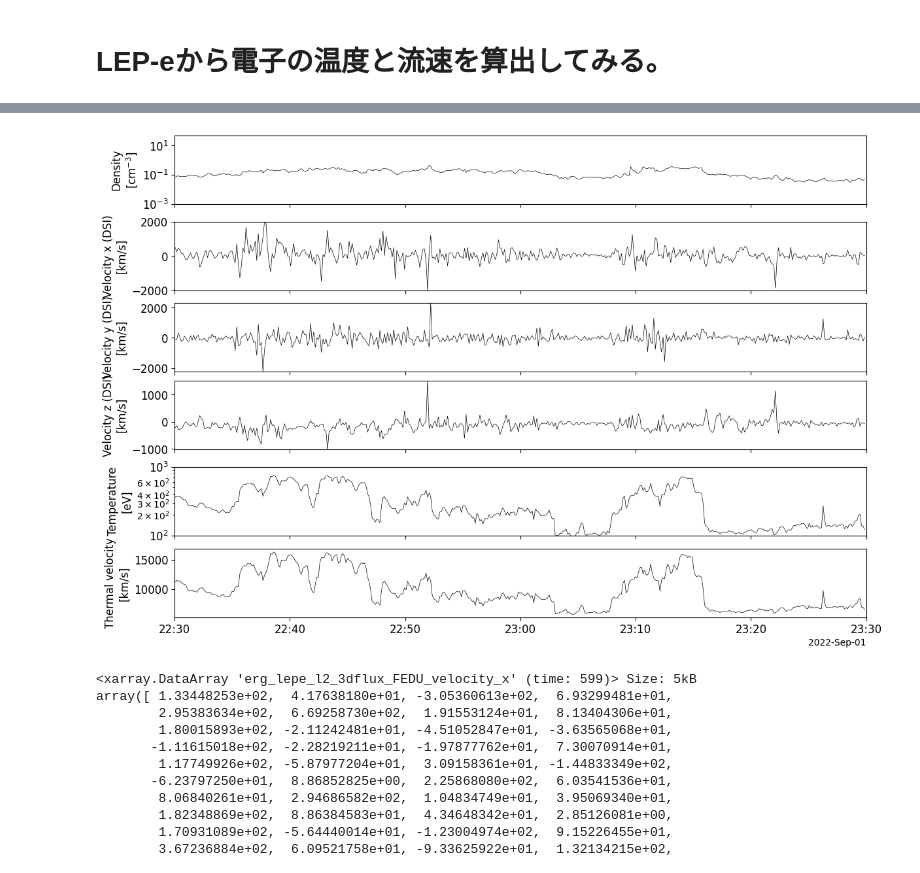
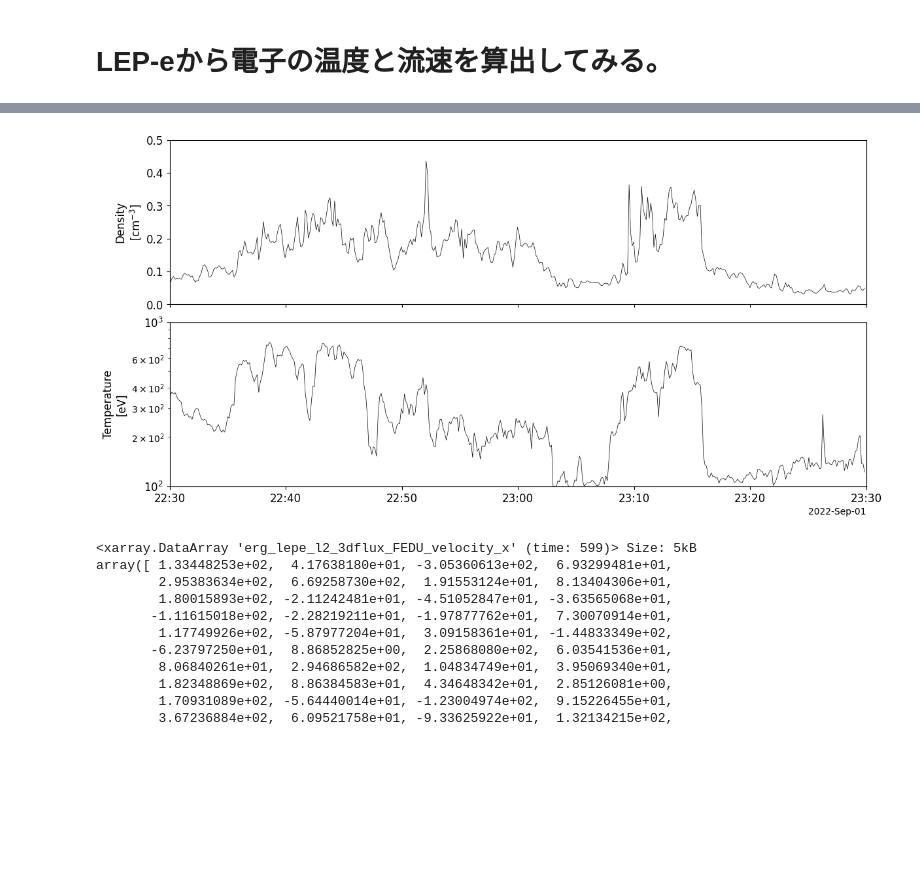
Before and after one commit to santanka/observation_workspace, a Jupyter notebook: KAW_observation/ERG_particle_moment.ipynb, the cells around one changed output, grey strips where cells are left out. Cells and saved outputs as stored; diff of their text form; code cells hidden in the pictures; blank space fills up the shorter version.

```diff
--- a/KAW_observation/ERG_particle_moment.ipynb
+++ b/KAW_observation/ERG_particle_moment.ipynb
@@ -86,37 +87,39 @@ Contact: erg-sc-core at isee.nagoya-u.ac.jp
 # %%
 import pytplot as pt
 
 # 描画対象をまとめて列挙
 
 pt.tplot_math.split_vec('erg_lepe_l2_3dflux_FEDU_velocity')
 
 vars_mom = [
     'erg_lepe_l2_3dflux_FEDU_density',  # scalar (cm^-3)
-    'erg_lepe_l2_3dflux_FEDU_velocity_x',  # scalar (km/s)
-    'erg_lepe_l2_3dflux_FEDU_velocity_y',  # scalar (km/s)
-    'erg_lepe_l2_3dflux_FEDU_velocity_z',  # scalar (km/s)
+#    'erg_lepe_l2_3dflux_FEDU_velocity_x',  # scalar (km/s)
+#    'erg_lepe_l2_3dflux_FEDU_velocity_y',  # scalar (km/s)
+#    'erg_lepe_l2_3dflux_FEDU_velocity_z',  # scalar (km/s)
     'erg_lepe_l2_3dflux_FEDU_avgtemp',   # scalar (eV)
-    'erg_lepe_l2_3dflux_FEDU_vthermal',  # scalar (km/s)
+#    'erg_lepe_l2_3dflux_FEDU_vthermal',  # scalar (km/s)
 ]
 
 for xyz in ['x', 'y', 'z']:
     v_out = f'erg_lepe_l2_3dflux_FEDU_velocity_{xyz}'
     pt.options(v_out, 'ytitle', f'Velocity {xyz} (DSI)')
     pt.options(v_out, 'ysubtitle', '[km/s]')
 
 pt.options('erg_lepe_l2_3dflux_FEDU_density', 'ytitle', 'Density')
 pt.options('erg_lepe_l2_3dflux_FEDU_density', 'ysubtitle', '[cm$^{-3}$]')
+pt.options('erg_lepe_l2_3dflux_FEDU_density', 'ylog', False)
+pt.options('erg_lepe_l2_3dflux_FEDU_density', 'yrange', [0E0, 5E-1])
 pt.options('erg_lepe_l2_3dflux_FEDU_avgtemp', 'ylog', True)
 pt.options('erg_lepe_l2_3dflux_FEDU_avgtemp', 'ytitle', 'Temperature')
 pt.options('erg_lepe_l2_3dflux_FEDU_avgtemp', 'yrange', [1E2, 1E3])
 pt.options('erg_lepe_l2_3dflux_FEDU_avgtemp', 'ysubtitle', '[eV]')
 pt.options('erg_lepe_l2_3dflux_FEDU_vthermal', 'ytitle', 'Thermal velocity')
 pt.options('erg_lepe_l2_3dflux_FEDU_vthermal', 'ysubtitle', '[km/s]')
 
 # 全パネル一括表示（色付きテンソルは自動でスペクトログラム形式になる）
 pt.tplot(vars_mom, trange=trange_plot)
 # %% [output]
-[figure, old version]
+[figure, new version]
 # %%
 Vx = pt.data_quants['erg_lepe_l2_3dflux_FEDU_velocity_x']
 
```
Also changed, not shown: parts of 1 cell of this notebook, 9 other files.
